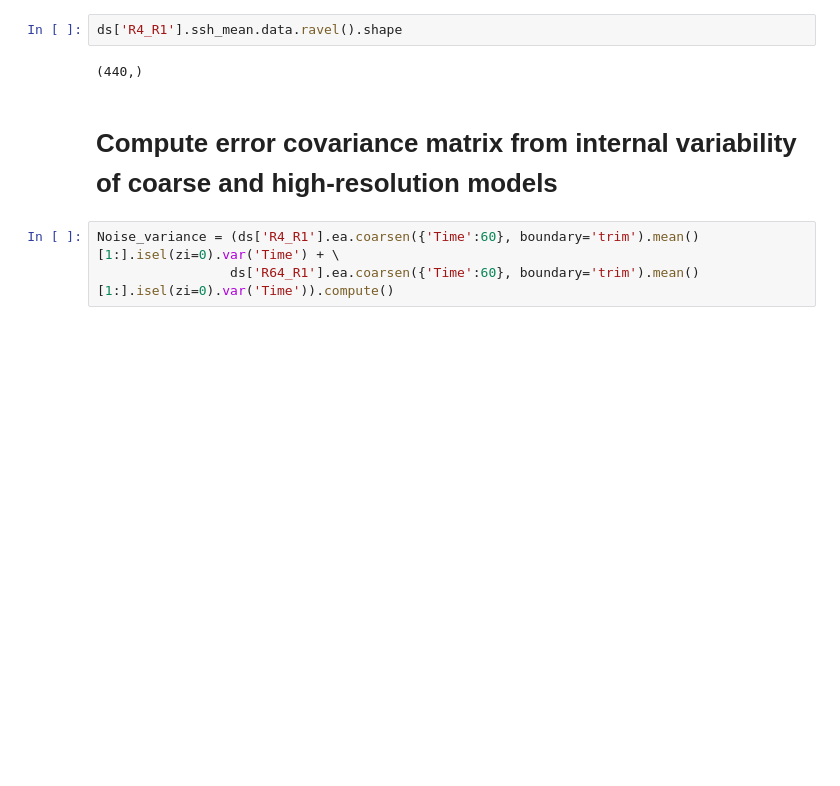
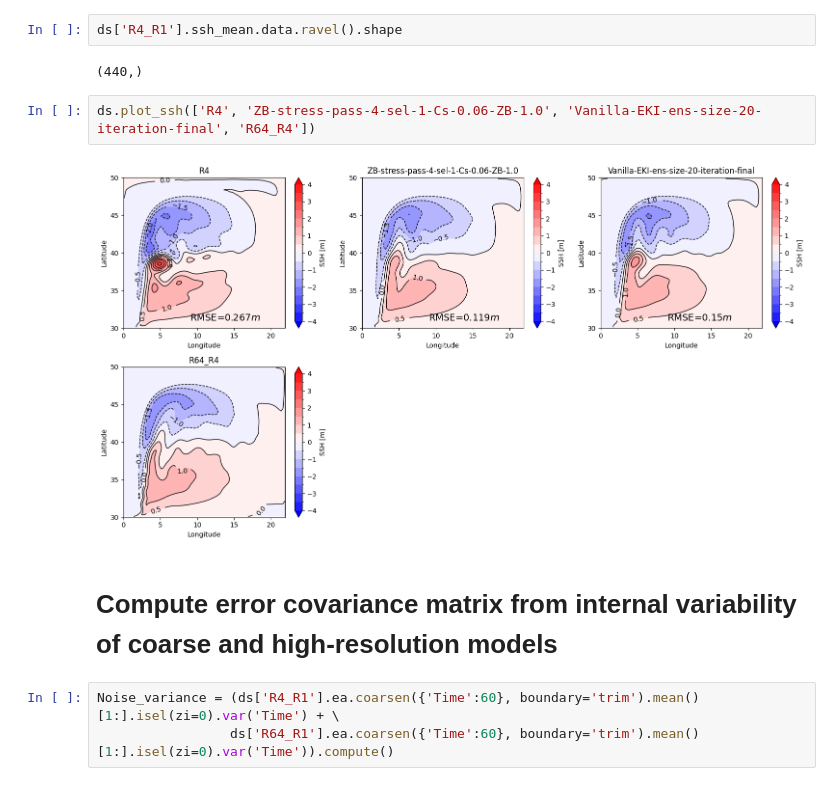
Before and after one commit to m2lines/calibration-MOM6, a Jupyter notebook: notebooks/calibrate-Double-Gyre.ipynb, the cells around one changed output. Cells and saved outputs as stored; diff of their text form; blank space fills up the shorter version.

Commit message:
Vanilla EKI

```diff
--- a/notebooks/calibrate-Double-Gyre.ipynb
+++ b/notebooks/calibrate-Double-Gyre.ipynb
@@ -51,6 +56,10 @@ ds.plot_ssh(['R4_R1', 'R64_R1'])
 ds['R4_R1'].ssh_mean.data.ravel().shape
 # %% [output]
 (440,)
+# %%
+ds.plot_ssh(['R4', 'ZB-stress-pass-4-sel-1-Cs-0.06-ZB-1.0', 'Vanilla-EKI-ens-size-20-iteration-final', 'R64_R4'])
+# %% [output]
+[figure, added]
 # %% [markdown]
 # Compute error covariance matrix from internal variability of coarse and high-resolution models
 # %%
```
Also changed, not shown: parts of 28 cells of this notebook, 2 other files.
